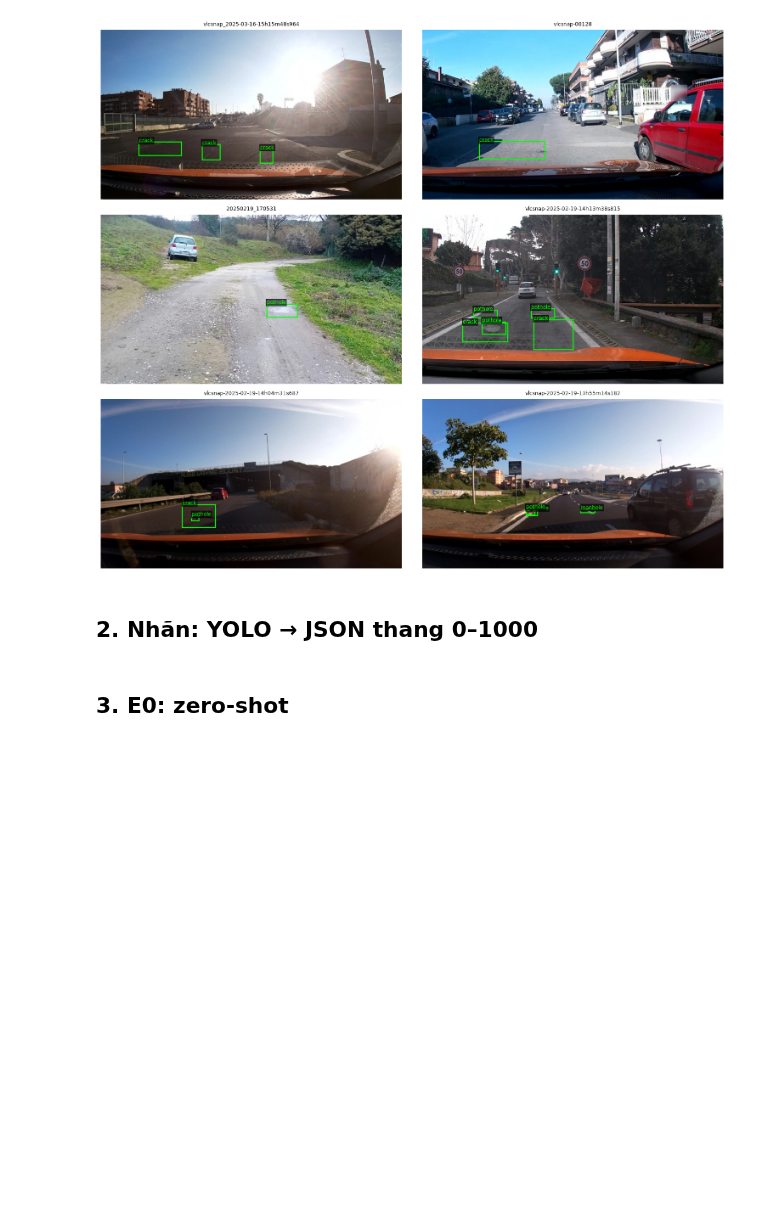
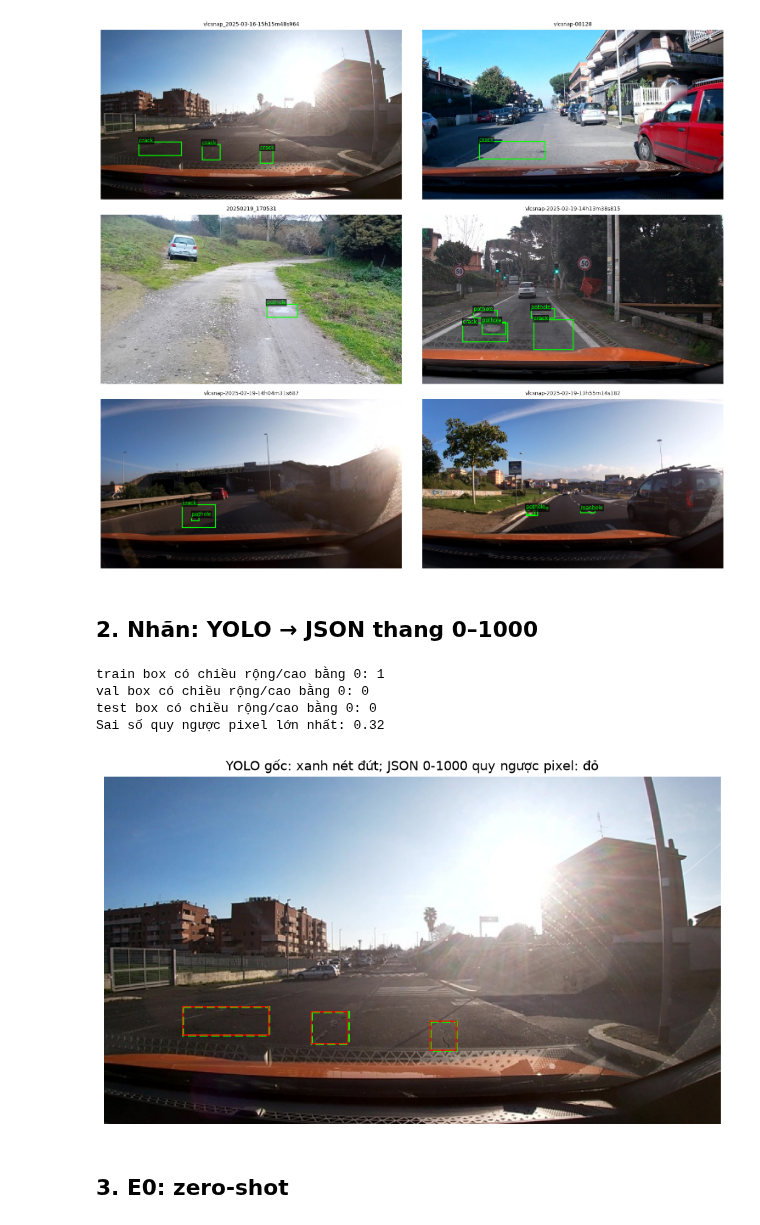
Before and after one commit to Tiendung3tzz/K4-Track-4-Day10-VisionLanguageModel, a Jupyter notebook: lab_day10.ipynb, the cells around one changed output. Drawn from its saved outputs; the diff is of its cells as text; code cells hidden in the pictures; blank space fills up the shorter version.

Commit message:
feat(step-2): convert YOLO boxes to normalized JSON and verify pixel roundtrip

```diff
--- a/lab_day10.ipynb
+++ b/lab_day10.ipynb
@@ -119,3 +117,75 @@ test images = 311 boxes = {'crack': 299, 'manhole': 163, 'pothole': 121}
+# %%
+def yolo_to_box(label, yolo):
+    xc, yc, w, h = yolo
+    coords = [(xc-w/2)*1000, (yc-h/2)*1000,
+              (xc+w/2)*1000, (yc+h/2)*1000]
+    return {"label": label,
+            "bbox_2d": [max(0, min(1000, int(round(v)))) for v in coords]}
+
+def objects_to_answer(objects):
+    boxes = [yolo_to_box(obj["label"], obj["yolo"]) for obj in objects]
+    # Dataset có một box train với h=0: loại khỏi đáp án SFT để JSON hợp lệ.
+    # Không thay dữ liệu gốc hoặc ground truth của công cụ chấm.
+    boxes = [box for box in boxes
+             if box["bbox_2d"][2] > box["bbox_2d"][0]
+             and box["bbox_2d"][3] > box["bbox_2d"][1]]
+    boxes.sort(key=lambda box: (box["bbox_2d"][1], box["bbox_2d"][0]))
+    return json.dumps(boxes, ensure_ascii=False, separators=(",", ":"))
+
+PROMPT = (
+    "Locate all road damage in this dashcam image. Allowed labels: pothole, crack, manhole. "
+    "Return ONLY a JSON list with one object per region, using the keys label and bbox_2d. "
+    "bbox_2d is [x1,y1,x2,y2], the top-left and bottom-right corners. "
+    "Use integer coordinates normalized to 0-1000 independently along image width and height. "
+    "Sort regions from top to bottom then left to right. If no damage is visible, return []."
+)
+
+assert yolo_to_box("pothole", [0.5, 0.5, 0.2, 0.2])["bbox_2d"] == [400, 400, 600, 600]
+assert objects_to_answer([]) == "[]"
+for name, rows in splits.items():
+    invalid = sum(
+        obj["yolo"][2] == 0 or obj["yolo"][3] == 0
+        for row in rows for obj in row["objects"]
+    )
+    print(name, "box có chiều rộng/cao bằng 0:", invalid)
+
+max_pixel_error = 0.0
+for rows in splits.values():
+    for row in rows:
+        for obj in row["objects"]:
+            xc, yc, w, h = obj["yolo"]
+            expected = [(xc-w/2)*row["width"], (yc-h/2)*row["height"],
+                        (xc+w/2)*row["width"], (yc+h/2)*row["height"]]
+            box = yolo_to_box(obj["label"], obj["yolo"])["bbox_2d"]
+            for value, target, extent in zip(box, expected,
+                                             [row["width"],row["height"]]*2):
+                error = abs(value*extent/1000-max(0,min(extent,target)))
+                assert error <= extent/2000+1e-6
+                max_pixel_error = max(max_pixel_error,error)
+print("Sai số quy ngược pixel lớn nhất:", round(max_pixel_error, 6))
+
+entry = samples[0]
+fig, ax = plt.subplots(figsize=(10, 6))
+ax.imshow(open_image(entry))
+for obj in entry["objects"]:
+    xc, yc, w, h = obj["yolo"]
+    ax.add_patch(Rectangle(((xc-w/2)*entry["width"],(yc-h/2)*entry["height"]),
+                           w*entry["width"],h*entry["height"],fill=False,
+                           edgecolor="lime",linestyle="--",linewidth=2))
+for box in json.loads(objects_to_answer(entry["objects"])):
+    x1, y1, x2, y2 = box["bbox_2d"]
+    x1, x2 = x1*entry["width"]/1000, x2*entry["width"]/1000
+    y1, y2 = y1*entry["height"]/1000, y2*entry["height"]/1000
+    ax.add_patch(Rectangle((x1, y1), x2-x1, y2-y1, fill=False, edgecolor="red"))
+ax.set_title("YOLO gốc: xanh nét đứt; JSON 0-1000 quy ngược pixel: đỏ")
+ax.axis("off")
+plt.show()
+# %% [output]
+train box có chiều rộng/cao bằng 0: 1
+val box có chiều rộng/cao bằng 0: 0
+test box có chiều rộng/cao bằng 0: 0
+Sai số quy ngược pixel lớn nhất: 0.32
+[figure, added]
 # %% [markdown]
 ## 3. E0: zero-shot
 # %%
```
Also changed, not shown: parts of 1 cell of this notebook.
